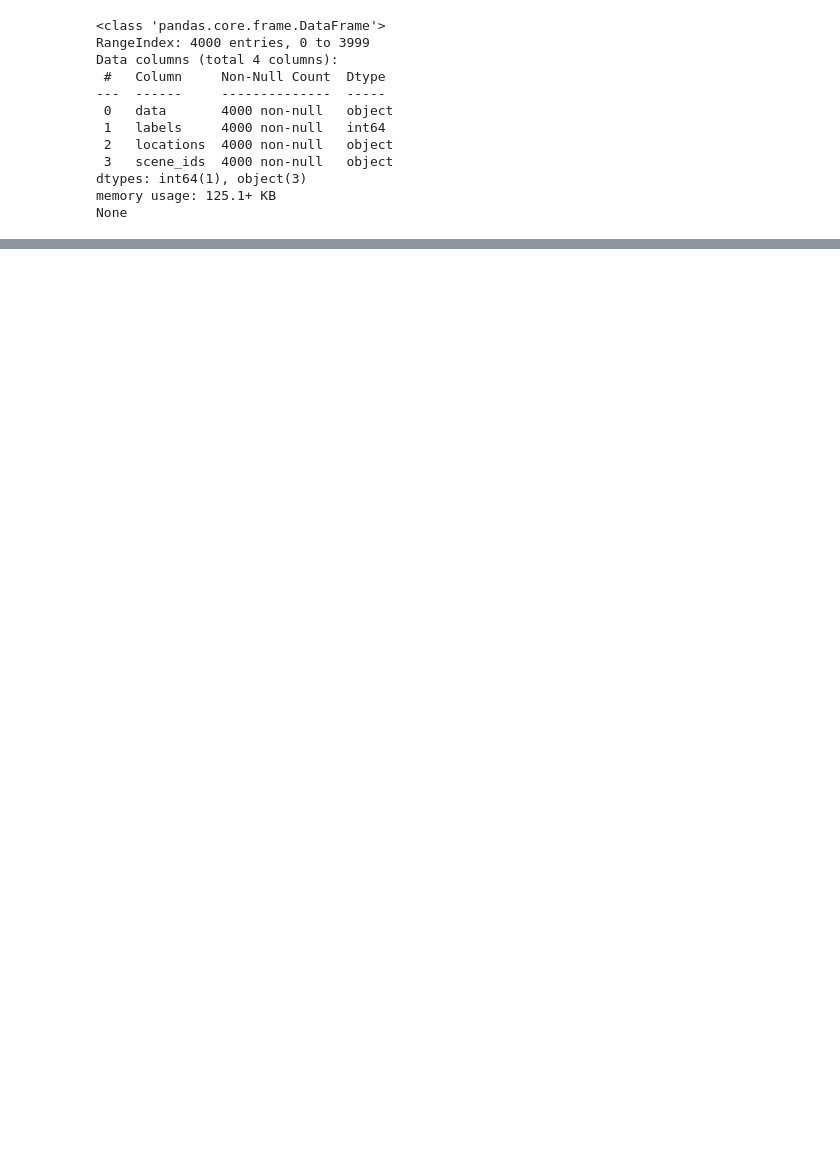
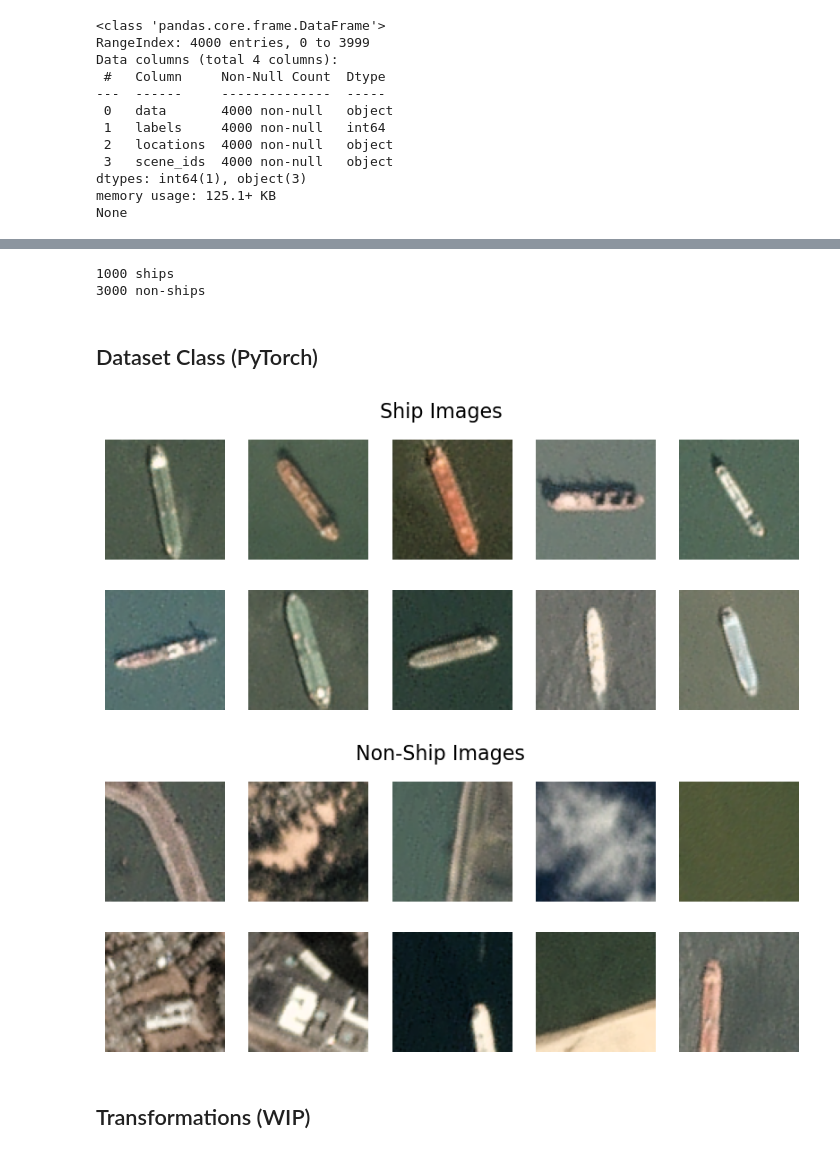
Before and after one commit to Gurpranked/Grad-CV-I_Final-Project, a Jupyter notebook: data_process.ipynb, the cells around one changed output, grey strips where cells are left out. Cells and saved outputs as stored; diff of their text form; code cells hidden in the pictures; blank space fills up the shorter version.

Commit message:
progress: Data visualization, PT dataset class, directory structure
Co-authored-by: Logan Sehr <logansehr11@users.noreply.github.com>

```diff
--- a/data_process.ipynb
+++ b/data_process.ipynb
@@ -30,0 +51,20 @@ AttributeError: 'list' object has no attribute 'shape'
+# %%
+ships = []
+nonships = []
+
+images = os.listdir(IMAGES_PATH)
+
+for image in images:
+    category = int(image.split("__")[0])
+    if category == 0:
+        nonships.append(IMAGES_PATH + image)
+    else:
+        ships.append(IMAGES_PATH + image)
+
+print(f"{len(ships)} ships")
+print(f"{len(nonships)} non-ships")
+# %% [output]
+1000 ships
+3000 non-ships
+# %% [markdown]
+## Dataset Class (PyTorch)
@@ -30,0 +98,28 @@ AttributeError: 'list' object has no attribute 'shape'
+# %%
+ships_images = [load_image(ship) for ship in ships]
+nonships_images = [load_image(nonship) for nonship in nonships]
+# %%
+import matplotlib.pyplot as plt
+import numpy as np
+
+rows, cols = 2, 5
+fig, axes = plt.subplots(rows, cols, figsize=(10, 4))
+fig.suptitle("Ship Images", fontsize=16)
+axes = axes.flatten()
+
+for i, (img, ax) in enumerate(zip(ships_images[:10], axes)):
+    ax.imshow(np.array(img))
+    ax.axis("off")
+
+fig, axes = plt.subplots(rows, cols, figsize=(10, 4))
+fig.suptitle("Non-Ship Images", fontsize=16)
+axes = axes.flatten()
+
+for i, (img, ax) in enumerate(zip(nonships_images[:10], axes)):
+    ax.imshow(np.array(img))
+    ax.axis("off")
+# %% [output]
+[figure, added]
+[figure, added]
+# %% [markdown]
+## Transformations (WIP)
```
Also changed, not shown: parts of 7 cells of this notebook.
